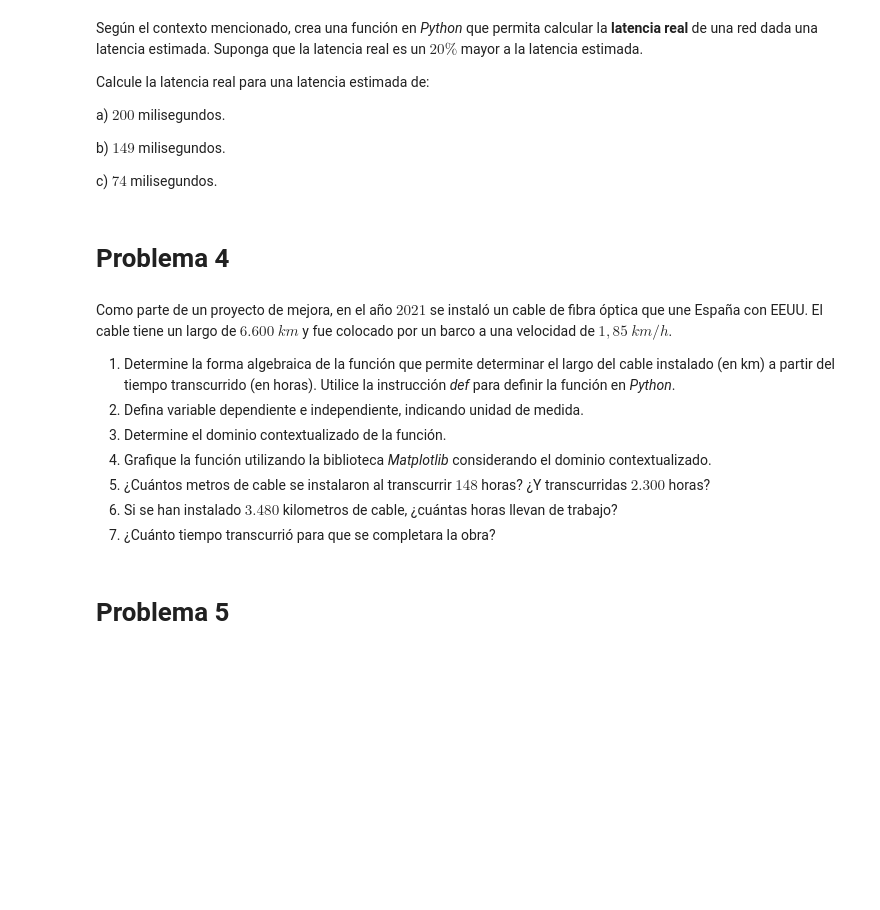
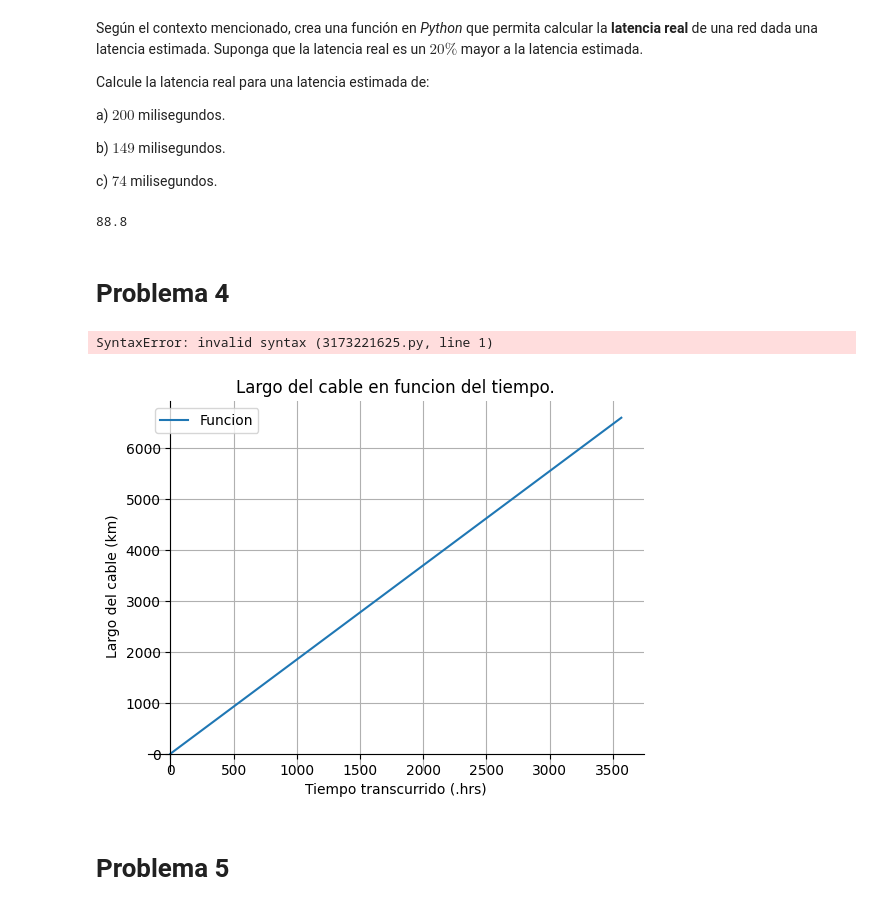
Before and after one commit to Benja-ignacio/Duoc, a Jupyter notebook: matematica-aplicada/Guias/G1_Funciones.ipynb, the cells around one changed output. Cells and saved outputs as stored; diff of their text form; code cells hidden in the pictures; blank space fills up the shorter version.

```diff
--- a/matematica-aplicada/Guias/G1_Funciones.ipynb
+++ b/matematica-aplicada/Guias/G1_Funciones.ipynb
@@ -50,20 +56,57 @@ a)   $200$ milisegundos.
 b)   $149$ milisegundos.
 
 c)   $74$ milisegundos.
+# %%
+def latencia(lat):
+    latencia_real = lat * (1 + 0.20)
+    return latencia_real
+
+latencia(200)
+latencia(149)
+latencia(74)
+# %% [output]
+88.8
 # %% [markdown]
 # Problema 4
-# %% [markdown]
-Como parte de un proyecto de mejora, en el año $2021$ se instaló un cable de fibra óptica que une España con EEUU. El cable tiene un largo de $6.600$ $km$ y fue colocado por un barco a una velocidad de $1,85$ $km/h$.
-
-
-
-1.   Determine la forma algebraica de la función que permite determinar el largo del cable instalado (en km) a partir del tiempo transcurrido (en horas). Utilice la instrucción *def* para definir la función en *Python*.
-2.   Defina variable dependiente e independiente, indicando unidad de medida.
-3.   Determine el dominio contextualizado de la función.
-4.   Grafique la función utilizando la biblioteca *Matplotlib* considerando el dominio contextualizado.
-5.   ¿Cuántos metros de cable se instalaron al transcurrir $148$ horas? ¿Y transcurridas $2.300$ horas?
-6.   Si se han instalado $3.480$ kilometros de cable, ¿cuántas horas llevan de trabajo?
-7.   ¿Cuánto tiempo transcurrió para que se completara la obra?
+# %%
+Como parte de un proyecto de mejora, en el año $2021$ se instaló un cable de fibra óptica que une España con EEUU. El cable tiene un largo de $6.600$ $km$ y fue colocado por un barco a una velocidad de $1,85$ $km/h$.
+
+
+
+
+1.   Determine la forma algebraica de la función que permite determinar el largo del cable instalado (en km) a partir del tiempo transcurrido (en horas). Utilice la instrucción *def* para definir la función en *Python*.
+2.   Defina variable dependiente e independiente, indicando unidad de medida.
+3.   Determine el dominio contextualizado de la función.
+4.   Grafique la función utilizando la biblioteca *Matplotlib* considerando el dominio contextualizado.
+5.   ¿Cuántos metros de cable se instalaron al transcurrir $148$ horas? ¿Y transcurridas $2.300$ horas?
+6.   Si se han instalado $3.480$ kilometros de cable, ¿cuántas horas llevan de trabajo?
+7.   ¿Cuánto tiempo transcurrió para que se completara la obra?
+# %% [output]
+SyntaxError: invalid syntax (3173221625.py, line 1)
+# %%
+import matplotlib.pyplot as plp
+import numpy
+
+def f(x):
+    f = 1.85*x
+    return f
+
+x = numpy.arange(0, 3568, 1)
+plp.plot(x, f(x), label = "Funcion")
+plp.title("Largo del cable en funcion del tiempo.")
+plp.xlabel("Tiempo transcurrido (.hrs)")
+plp.ylabel("Largo del cable (km)")
+plp.grid()
+plp.legend()
+
+#Opcional
+ax = plp.gca()
+ax.spines[["left", "bottom"]].set_position(("data", 0))
+ax.spines[["right", "top"]].set_visible(False)
+
+plp.show()
+# %% [output]
+[figure, added]
 # %% [markdown]
 # Problema 5
 # %% [markdown]
```
Also changed, not shown: parts of 2 cells of this notebook, 34 other files.
